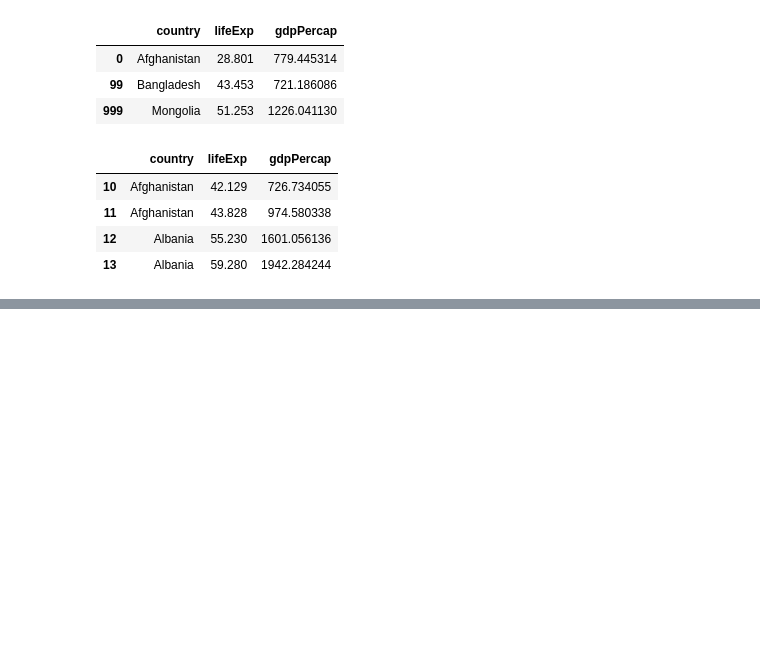
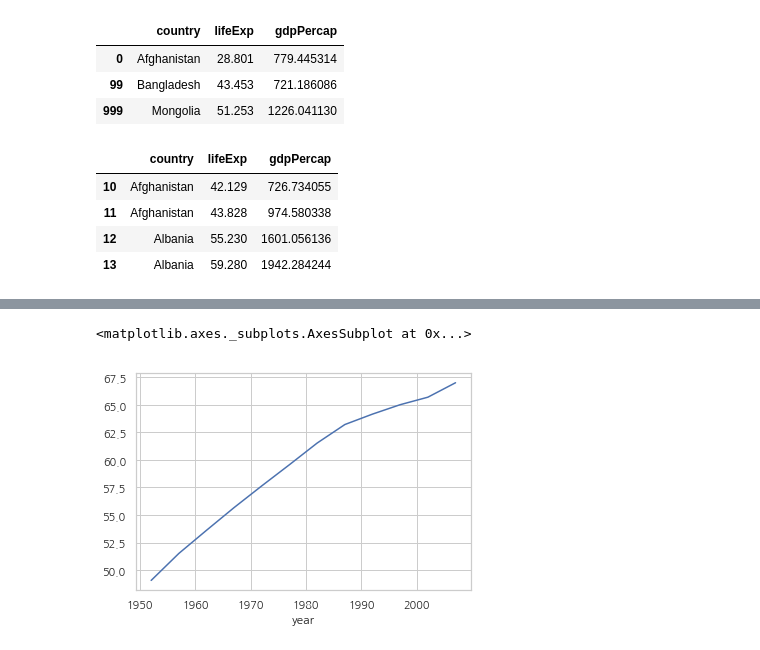
Before and after one commit to lowelllll/DataSience, a Jupyter notebook: Pandas/Chapter2.ipynb, the cells around one changed output, grey strips where cells are left out. Drawn from its saved outputs; the diff is of its cells as text; code cells hidden in the pictures; blank space fills up the shorter version.

```diff
--- a/Pandas/Chapter2.ipynb
+++ b/Pandas/Chapter2.ipynb
@@ -249,0 +352,3 @@ df.loc[10:13, ['country', 'lifeExp', 'gdpPercap']]
+# %%
+global_yearly_life_expectancy = df.groupby('year')['lifeExp'].mean()
+global_yearly_life_expectancy
@@ -249,0 +370,5 @@ df.loc[10:13, ['country', 'lifeExp', 'gdpPercap']]
+# %%
+global_yearly_life_expectancy.plot()
+# %% [output]
+<matplotlib.axes._subplots.AxesSubplot at 0x...>
+[figure, added]
```
Also changed, not shown: parts of 12 cells of this notebook.
